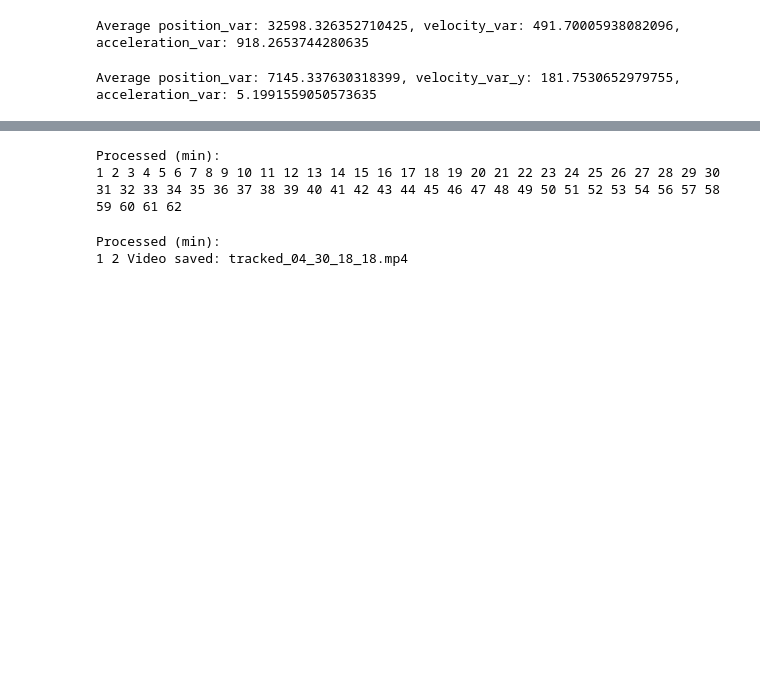
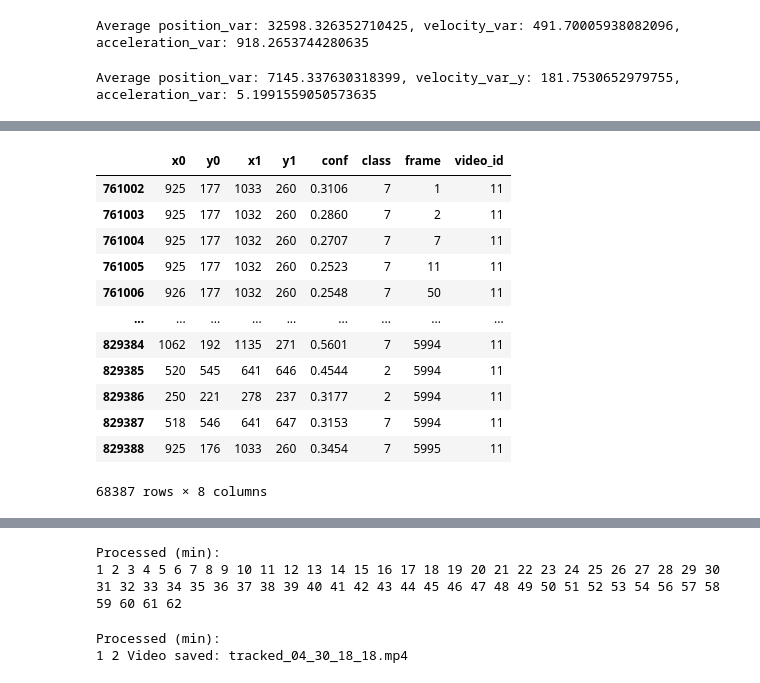
Before and after one commit to zdzichumis/Object-tracking-code, a Jupyter notebook: Object tracking.ipynb, the cells around one changed output, grey strips where cells are left out. Drawn from its saved outputs; the diff is of its cells as text; code cells hidden in the pictures; blank space fills up the shorter version.

```diff
--- a/Object tracking.ipynb
+++ b/Object tracking.ipynb
@@ -1123,0 +1093,26 @@ data.head()
+# %%
+#yolo_csv = "pred_yolo11m_04_30_18h_18.csv"
+yolo_csv = "trimmed_predictions_yolo.csv"
+#track_csv  = "track_04_30_18h_18.csv"
+track_csv  = "trimmed_predictions_track.csv"
+scale_rate = 0.01
+frame_width, frame_height = 1280, 720
+fps = 30
+
+class Info:
+    def __init__(self):
+        # detection confidence threshold
+        self.track_thresh = 0.4
+        # how long to keep a "lost" track before deleting
+        self.track_buffer = 30
+        # matching IoU threshold
+        self.match_thresh = 0.7
+        # boxes below minimal area are ignored
+        self.min_box_area = 10
+        #not used yet
+        self.mot20 = False
+        #not used yet
+        self.mot20_non_mot17 = False
+
+data = pd.read_csv(yolo_csv, index_col=0)
+data.head()
@@ -1123,0 +1126,17 @@ data.head()
+# %%
+groupped_data = dict(tuple(data.groupby("video_id")))
+groupped_data[11]
+# %% [output]
+|  | x0 | y0 | x1 | y1 | conf | class | frame | video_id |
+| 761002 | 925 | 177 | 1033 | 260 | 0.3106 | 7 | 1 | 11 |
+| 761003 | 925 | 177 | 1032 | 260 | 0.2860 | 7 | 2 | 11 |
+| 761004 | 925 | 177 | 1032 | 260 | 0.2707 | 7 | 7 | 11 |
+| 761005 | 925 | 177 | 1032 | 260 | 0.2523 | 7 | 11 | 11 |
+| 761006 | 926 | 177 | 1032 | 260 | 0.2548 | 7 | 50 | 11 |
+| ... | ... | ... | ... | ... | ... | ... | ... | ... |
+| 829384 | 1062 | 192 | 1135 | 271 | 0.5601 | 7 | 5994 | 11 |
+| 829385 | 520 | 545 | 641 | 646 | 0.4544 | 2 | 5994 | 11 |
+| 829386 | 250 | 221 | 278 | 237 | 0.3177 | 2 | 5994 | 11 |
+| 829387 | 518 | 546 | 641 | 647 | 0.3153 | 7 | 5994 | 11 |
+| 829388 | 925 | 176 | 1033 | 260 | 0.3454 | 7 | 5995 | 11 |
+68387 rows × 8 columns
```
Also changed, not shown: parts of 11 cells of this notebook.
